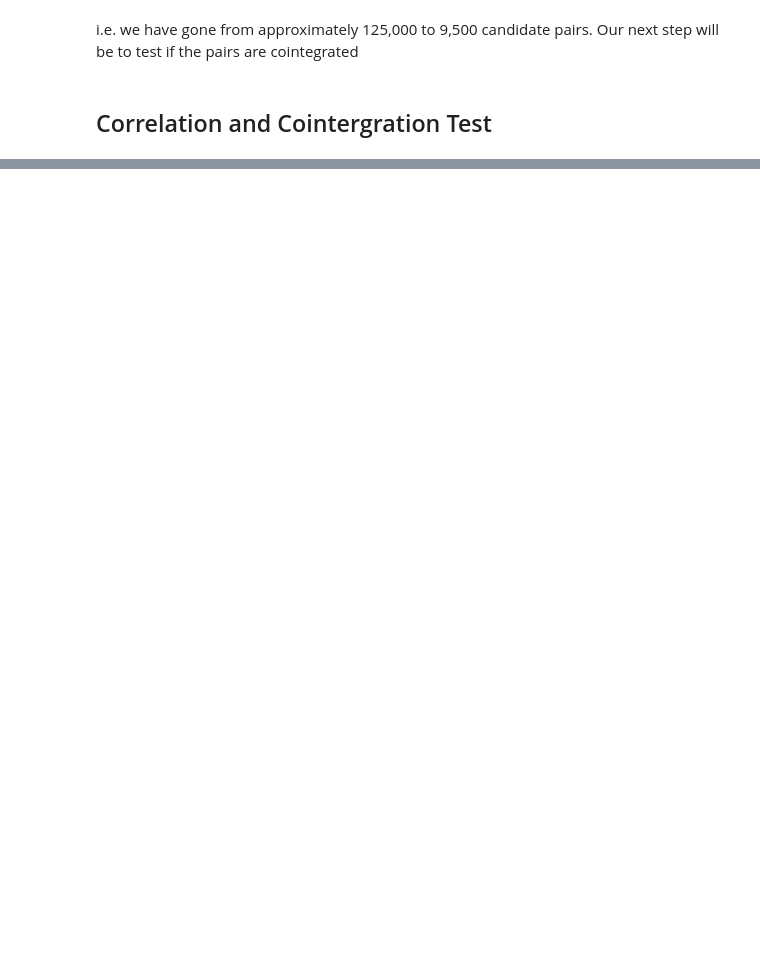
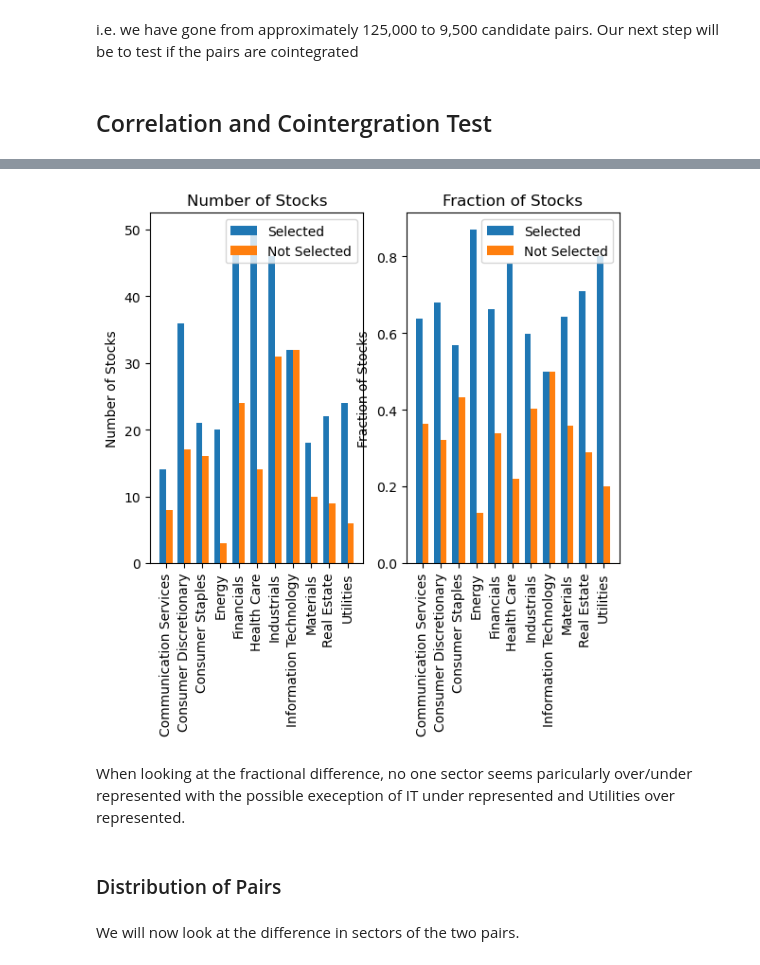
Before and after one commit to DomincDootson/Pairs_Selection_with_Clustering, a Jupyter notebook: Pairs_Selection_with_Unsupervised_Learning.ipynb, the cells around one changed output, grey strips where cells are left out. Drawn from its saved outputs; the diff is of its cells as text; code cells hidden in the pictures; blank space fills up the shorter version.

```diff
--- a/Pairs_Selection_with_Unsupervised_Learning.ipynb
+++ b/Pairs_Selection_with_Unsupervised_Learning.ipynb
@@ -570,6 +581,5 @@ Okay, if we take our critical $p$ value as 0.01 then we obtain 543 pairs as cand
 
 We can now write them to file:
 # %%
-with open('trading_pairs.csv', 'w', newline='') as file:
-    writer = csv.writer(file)
-    writer.writerows([pair for pair, p in pairs_with_p if p <0.01])  # Write data rows
+selected_pairs = [pair for pair, p in pairs_with_p if p <0.01]
+write_pairs_2_file('trading_pairs.csv', selected_pairs)
@@ -577,0 +608,6 @@ with open('trading_pairs.csv', 'w', newline='') as file:
+# %%
+stocks_used = {s[0] for s in selected_pairs} | {s[1] for s in selected_pairs}
+stocks_not_used = set(stock_tickers) - stocks_used
+
+print(f"Number of stocks used: {len(stocks_used)}")
+print(f"Number of not stocks used: {len(stocks_not_used)}")
@@ -577,0 +629,43 @@ with open('trading_pairs.csv', 'w', newline='') as file:
+# %%
+sectors = sorted(list(set(sp500_sector_info_dict.values())))
+
+def count_by_sect(list_stocks):
+    return [sum((1 for s in list_stocks if sp500_sector_info_dict[s] == sec)) for sec in sectors]
+sectors_used = count_by_sect(stocks_used)
+sectors_not_used = count_by_sect(stocks_not_used)
+sectors_total = count_by_sect(snp500_data.keys())
+# %%
+x = np.arange(len(sectors))
+fig, axs = plt.subplots(ncols = 2)
+
+# Width of each bar
+bar_width = 0.35
+
+# Absolute Number
+axs[0].bar(x, sectors_used, width=bar_width, label='Selected')
+axs[0].bar(x + bar_width, sectors_not_used, width=bar_width, label='Not Selected')
+
+axs[0].set_ylabel('Number of Stocks')
+axs[0].set_title('Number of Stocks')
+axs[0].set_xticks(x + bar_width / 2, sectors, rotation = 90)  # Set x-axis ticks to category labels
+axs[0].legend()
+
+# Fraction
+axs[1].bar(x, [u/t for u, t in zip(sectors_used, sectors_total)], width=bar_width, label='Selected')
+axs[1].bar(x + bar_width, [n/t for n, t in zip(sectors_not_used, sectors_total)], width=bar_width, label='Not Selected')
+
+axs[1].set_ylabel('Fraction of Stocks')
+axs[1].set_title('Fraction of Stocks')
+axs[1].set_xticks(x + bar_width / 2, sectors, rotation = 90)  # Set x-axis ticks to category labels
+axs[1].legend()
+
+# Show the plot
+plt.show()
+# %% [output]
+[figure, added]
+# %% [markdown]
+When looking at the fractional difference, no one sector seems paricularly over/under represented with the possible exeception of IT under represented and Utilities over represented.
+# %% [markdown]
+### Distribution of Pairs
+# %% [markdown]
+We will now look at the difference in sectors of the two pairs.
```
Also changed, not shown: parts of 32 cells of this notebook, 1 other file.
